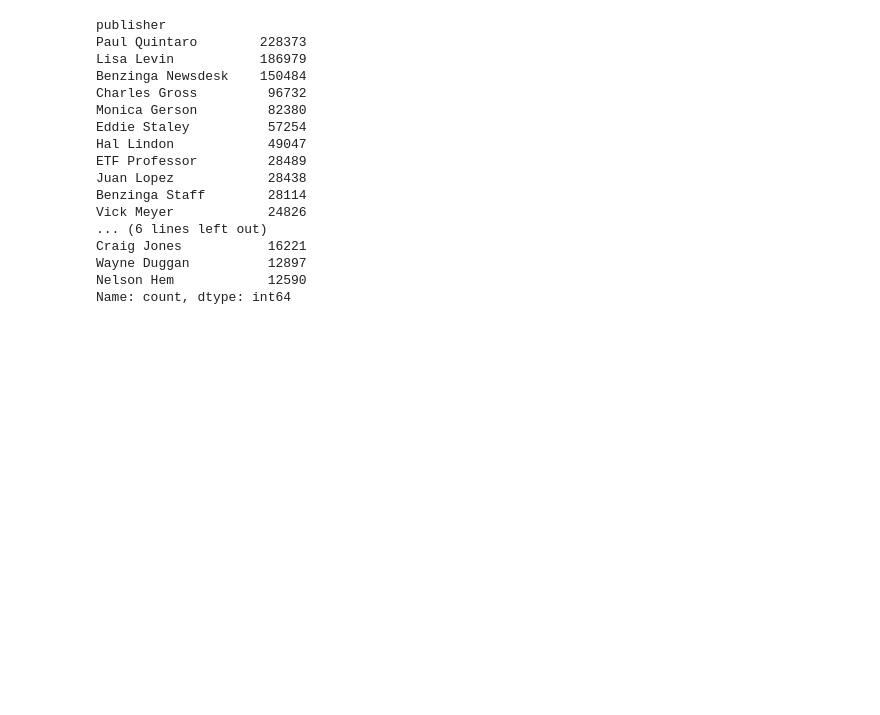
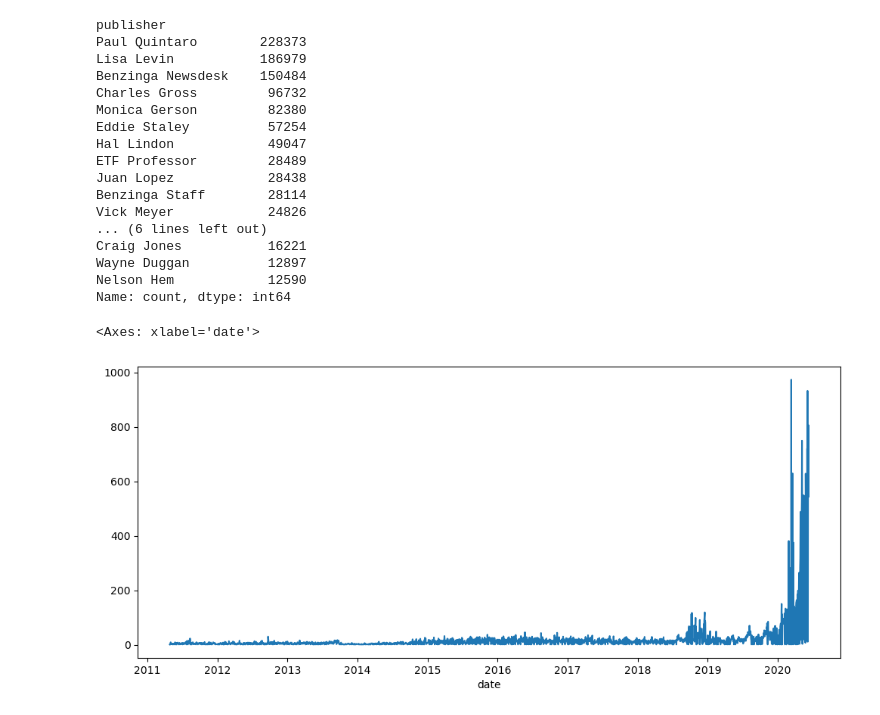
Before and after one commit to faris777/Predicting-Price-Moves-with-News-Sentiment, a Jupyter notebook: notebooks/eda.ipynb, the cells around one changed output. Cells and saved outputs as stored; diff of their text form; code cells hidden in the pictures; blank space fills up the shorter version.

```diff
--- a/notebooks/eda.ipynb
+++ b/notebooks/eda.ipynb
@@ -80,3 +84,11 @@ Craig Jones           16221
 Wayne Duggan          12897
 Nelson Hem            12590
 Name: count, dtype: int64
+# %%
+df['date'] = pd.to_datetime(df['date'], errors='coerce')
+
+articles_per_day = df.groupby(df['date'].dt.date).size()
+articles_per_day.plot(figsize=(12,5))
+# %% [output]
+<Axes: xlabel='date'>
+[figure, added]
```
Also changed, not shown: parts of 4 cells of this notebook.
